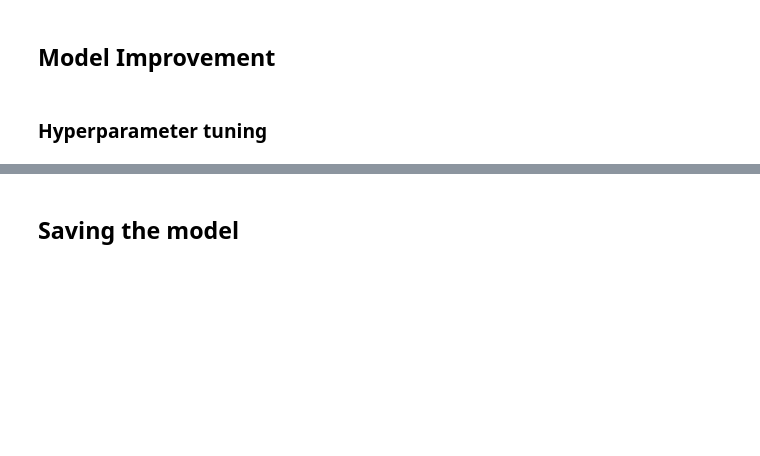
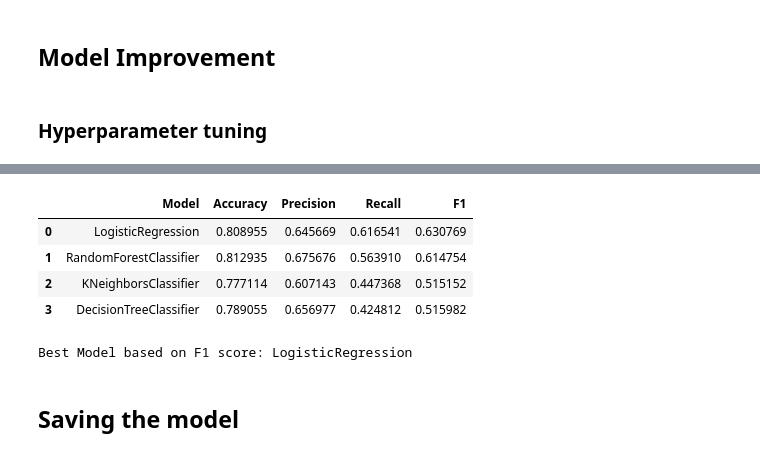
Before and after one commit to rasmodev/Customer-Churn-Prediction-Machine-Learning-Classification-Project, a Jupyter notebook: Classification_Telco_customer_churn.ipynb, the cells around one changed output, grey strips where cells are left out. Drawn from its saved outputs; the diff is of its cells as text; code cells hidden in the pictures; blank space fills up the shorter version.

```diff
--- a/Classification_Telco_customer_churn.ipynb
+++ b/Classification_Telco_customer_churn.ipynb
@@ -1624,3 +1721,21 @@ The Logistic Regression model was evaluated using k-fold cross-validation with a
+# %%
+# Convert the dictionary to a DataFrame
+Results = pd.DataFrame(Results)
+Results
+# %% [output]
+|  | Model | Accuracy | Precision | Recall | F1 |
+| 0 | LogisticRegression | 0.808955 | 0.645669 | 0.616541 | 0.630769 |
+| 1 | RandomForestClassifier | 0.812935 | 0.675676 | 0.563910 | 0.614754 |
+| 2 | KNeighborsClassifier | 0.777114 | 0.607143 | 0.447368 | 0.515152 |
+| 3 | DecisionTreeClassifier | 0.789055 | 0.656977 | 0.424812 | 0.515982 |
+# %%
+# Find the best model based on F1 score
+best_model = Results.loc[Results['F1'].idxmax(), 'Model']
+
+# Print the best models
+print('Best Model based on F1 score:', best_model)
+# %% [output]
+Best Model based on F1 score: LogisticRegression
 # %% [markdown]
 ## Saving the model
 # %%
```
Also changed, not shown: parts of 32 cells of this notebook.
